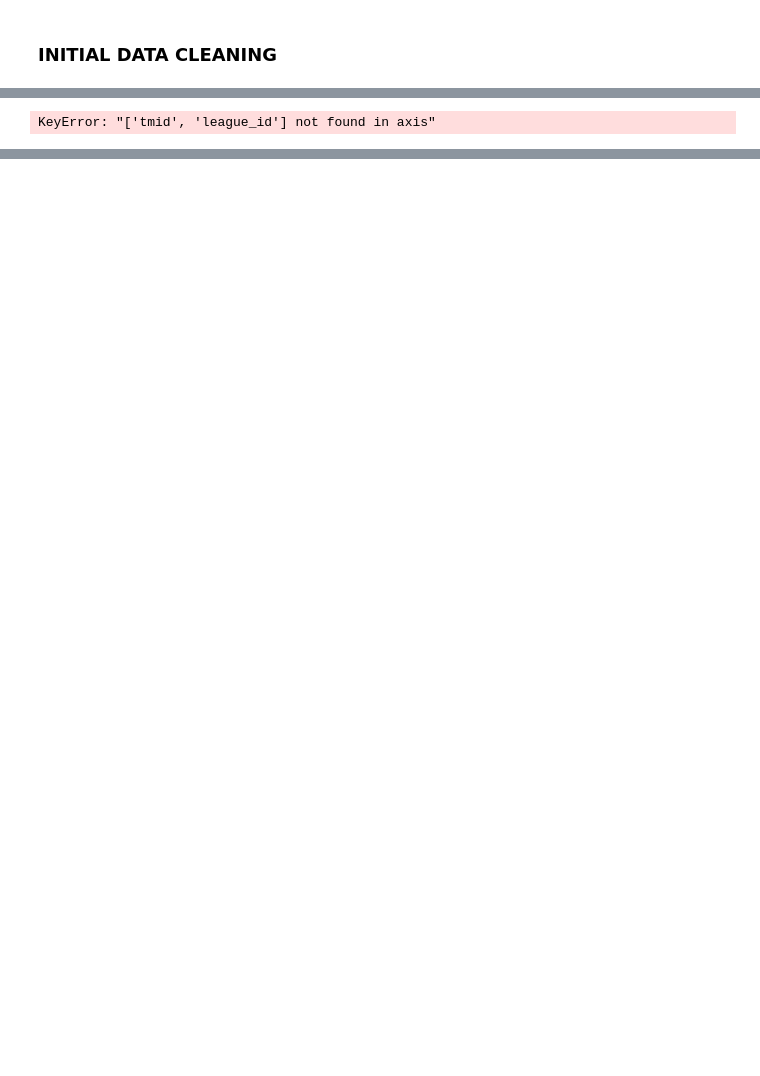
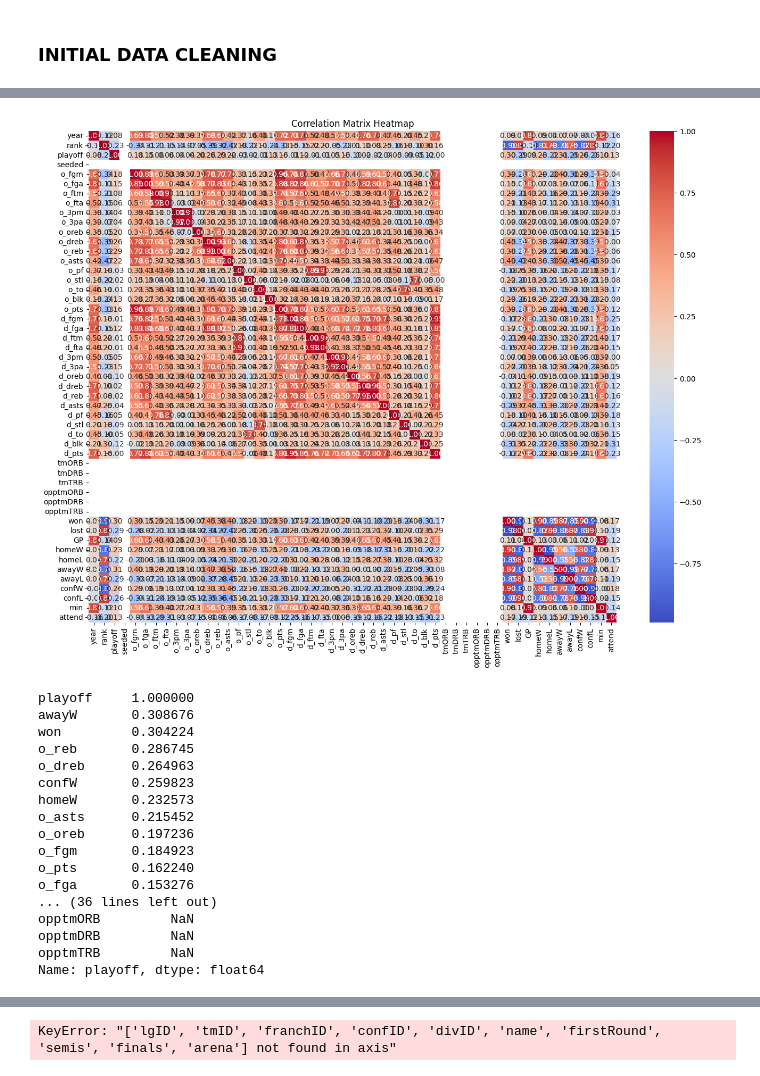
Before and after one commit to TomasM30/WNBA-playoff-prediction, a Jupyter notebook: notebooks/data_loading_and_initial_cleaning.ipynb, the cells around one changed output, grey strips where cells are left out. Cells and saved outputs as stored; diff of their text form; code cells hidden in the pictures; blank space fills up the shorter version.

```diff
--- a/notebooks/data_loading_and_initial_cleaning.ipynb
+++ b/notebooks/data_loading_and_initial_cleaning.ipynb
@@ -228,23 +228,54 @@ The features available in the `teams.csv` dataset are:
 # %%
 import pandas as pd
 import seaborn as sns
 import matplotlib.pyplot as plt
 
 # Transform 'Y' to 1 and 'N' to 0 in the 'playoff' column
-teams['playoff'] = teams['playoff'].map({'Y': 1, 'N': 0})
-teams = teams.drop(columns=['tmid', 'league_id'])
+teams = teams.drop(['lgID', 'franchID', 'confID', 'divID', 'name', 'firstRound', 'semis', 'finals', 'arena', 'seeded'], axis=1)
+teams.sort_values(['tmID', 'year'])
+teams['playoff'] = df.groupby('tmID')['playoff'].shift(-1)
+teams.loc[teams['tmID'] != teams['tmID'].shift(-1), "playoff"] = np.nan
+teams = teams.drop('tmID', axis=1)
+teams = teams.dropna()
+
+
+teams.loc[teams['playoff'] == 'Y', 'playoff'] = 1
+teams.loc[teams['playoff'] == 'N', 'playoff'] = 0
 correlation_matrix = teams.corr()
+# BEGIN: Heatmap for the correlation matrix
+plt.figure(figsize=(16, 12))
+sns.heatmap(correlation_matrix, annot=True, fmt='.2f', cmap='coolwarm', cbar=True)
+plt.title('Correlation Matrix Heatmap')
+plt.show()
+# END:
 
 # Extract correlations with the target variable 'playoff'
 playoff_correlations = correlation_matrix['playoff'].sort_values(ascending=False)
 
 # Display the correlations
 print(playoff_correlations)
 
 # Visualize the top correlations with a heatmap
 plt.figure(figsize=(10, 8))
 sns.heatmap(playoff_correlations.to_frame(), annot=True, cmap='coolwarm', cbar=False)
 plt.title('Correlation with Playoff')
 plt.show()
 # %% [output]
+[figure, added]
-KeyError: "['tmid', 'league_id'] not found in axis"
+playoff     1.000000
+awayW       0.308676
+won         0.304224
+o_reb       0.286745
+o_dreb      0.264963
+confW       0.259823
+homeW       0.232573
+o_asts      0.215452
+o_oreb      0.197236
+o_fgm       0.184923
+o_pts       0.162240
+o_fga       0.153276
+... (36 lines left out)
+opptmORB         NaN
+opptmDRB         NaN
+opptmTRB         NaN
+Name: playoff, dtype: float64
@@ -260,6 +292,8 @@ proc_data = proc_data.dropna()
 proc_data.loc[proc_data['playoff'] == 'Y', 'playoff'] = 1
 proc_data.loc[proc_data['playoff'] == 'N', 'playoff'] = 0
 
+proc_data.loc[proc_data['finals'] == 'W', 'finals'] = 1
+
 proc_data.convert_dtypes()
 
 testing_year = 7
@@ -269,6 +303,8 @@ y_train = proc_data.loc[proc_data['year'] <= testing_year]['playoff'].astype('in
 
 x_test = proc_data.loc[proc_data['year'] > testing_year].drop('playoff', axis=1)
 y_test = proc_data.loc[proc_data['year'] > testing_year]['playoff'].astype('int')
+# %% [output]
+KeyError: "['lgID', 'tmID', 'franchID', 'confID', 'divID', 'name', 'firstRound', 'semis', 'finals', 'arena'] not found in axis"
 # %%
 models = [
     ('Decision Tree', DecisionTreeClassifier()),
```
Also changed, not shown: parts of 4 cells of this notebook, 1 other file.
